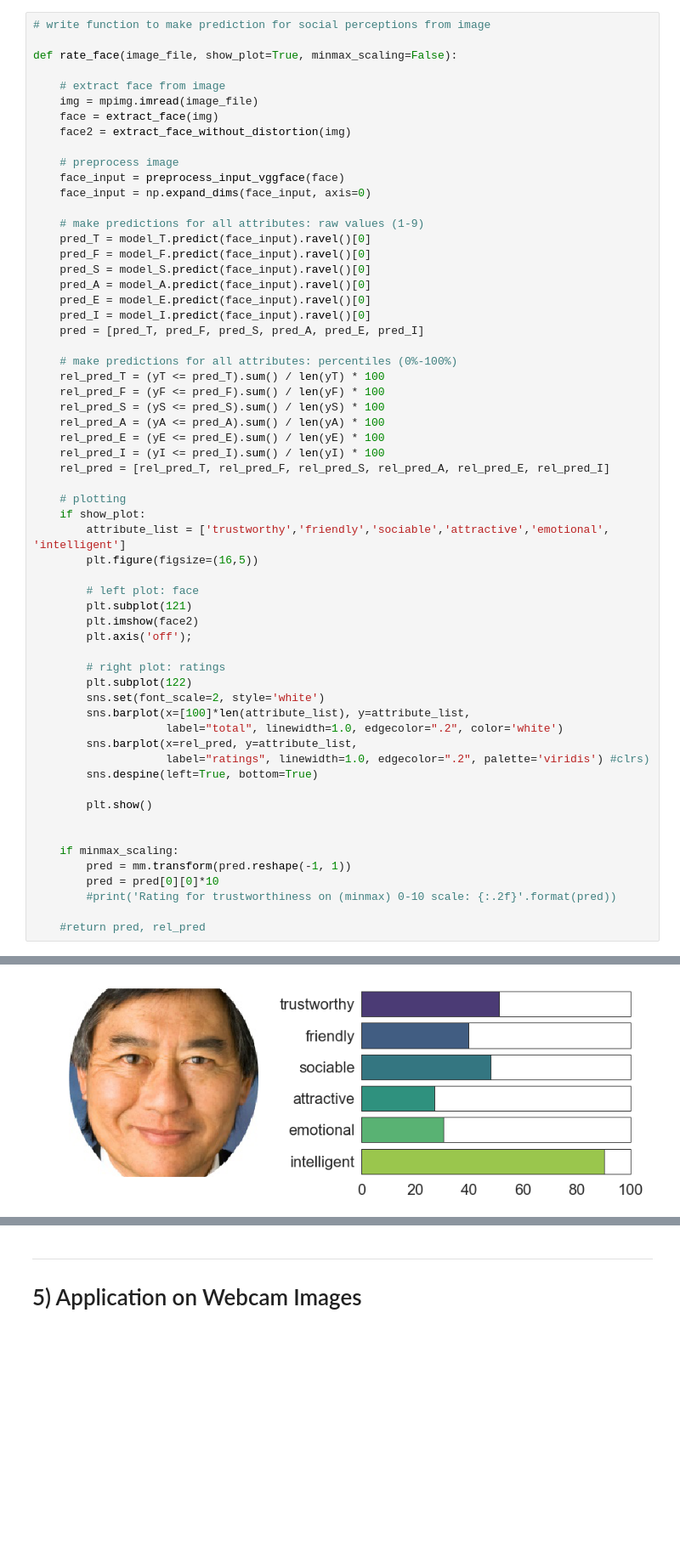
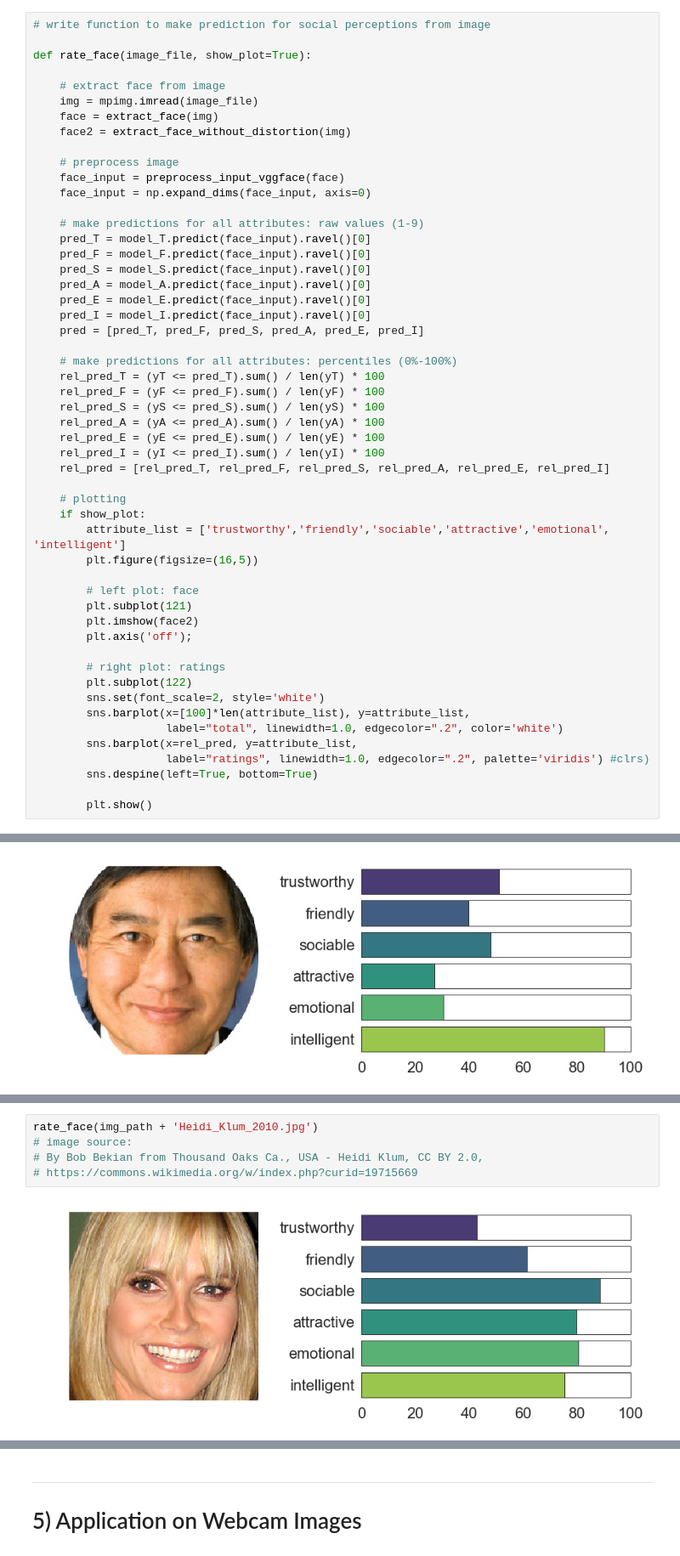
Before and after one commit to KarimaCha/CNN_Trust_Prediction, a Jupyter notebook: 8_Application.ipynb, the cells around one changed output, grey strips where cells are left out. Shown at 85% size. Cells and saved outputs as stored; diff of their text form; blank space fills up the shorter version.

Commit message:
add images to application

```diff
--- a/8_Application.ipynb
+++ b/8_Application.ipynb
@@ -211,7 +211,7 @@ plt.title('preprocessed image', size=15);
 # %%
 # write function to make prediction for social perceptions from image
 
-def rate_face(image_file, show_plot=True, minmax_scaling=False):
+def rate_face(image_file, show_plot=True):
 
     # extract face from image
     img = mpimg.imread(image_file)
@@ -260,14 +260,6 @@ def rate_face(image_file, show_plot=True, minmax_scaling=False):
         sns.despine(left=True, bottom=True)
 
         plt.show()
-
-
-    if minmax_scaling:
-        pred = mm.transform(pred.reshape(-1, 1))
-        pred = pred[0][0]*10
-        #print('Rating for trustworthiness on (minmax) 0-10 scale: {:.2f}'.format(pred))
-
-    #return pred, rel_pred
 # %%
 # create example image for GitHub readme
 
@@ -301,0 +273,7 @@ rate_face(img_path + 'Frau_alt.jpg')
+# %%
+rate_face(img_path + 'Heidi_Klum_2010.jpg')
+# image source:
+# By Bob Bekian from Thousand Oaks Ca., USA - Heidi Klum, CC BY 2.0,
+# https://commons.wikimedia.org/w/index.php?curid=19715669
+# %% [output]
+[figure, added]
```
Also changed, not shown: parts of 15 cells of this notebook.
